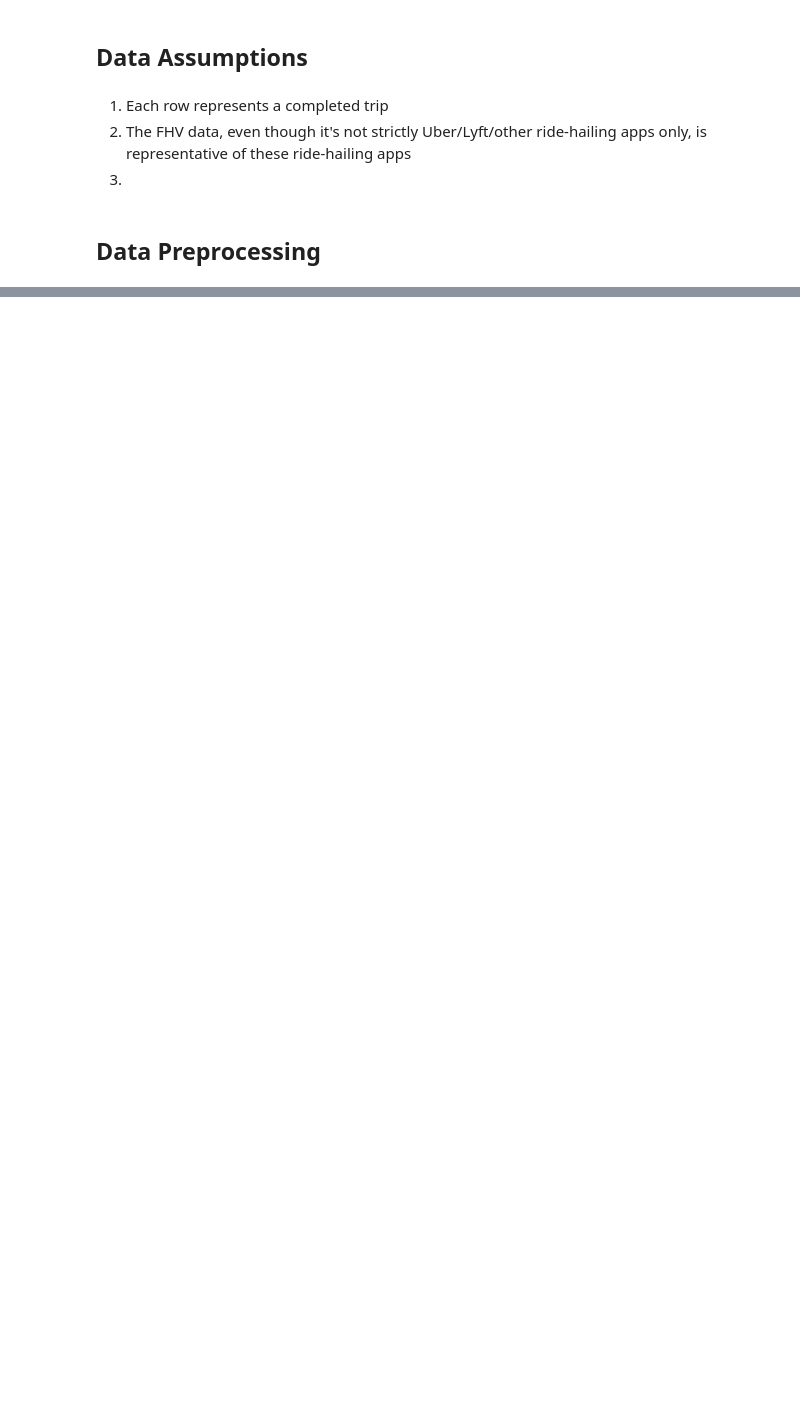
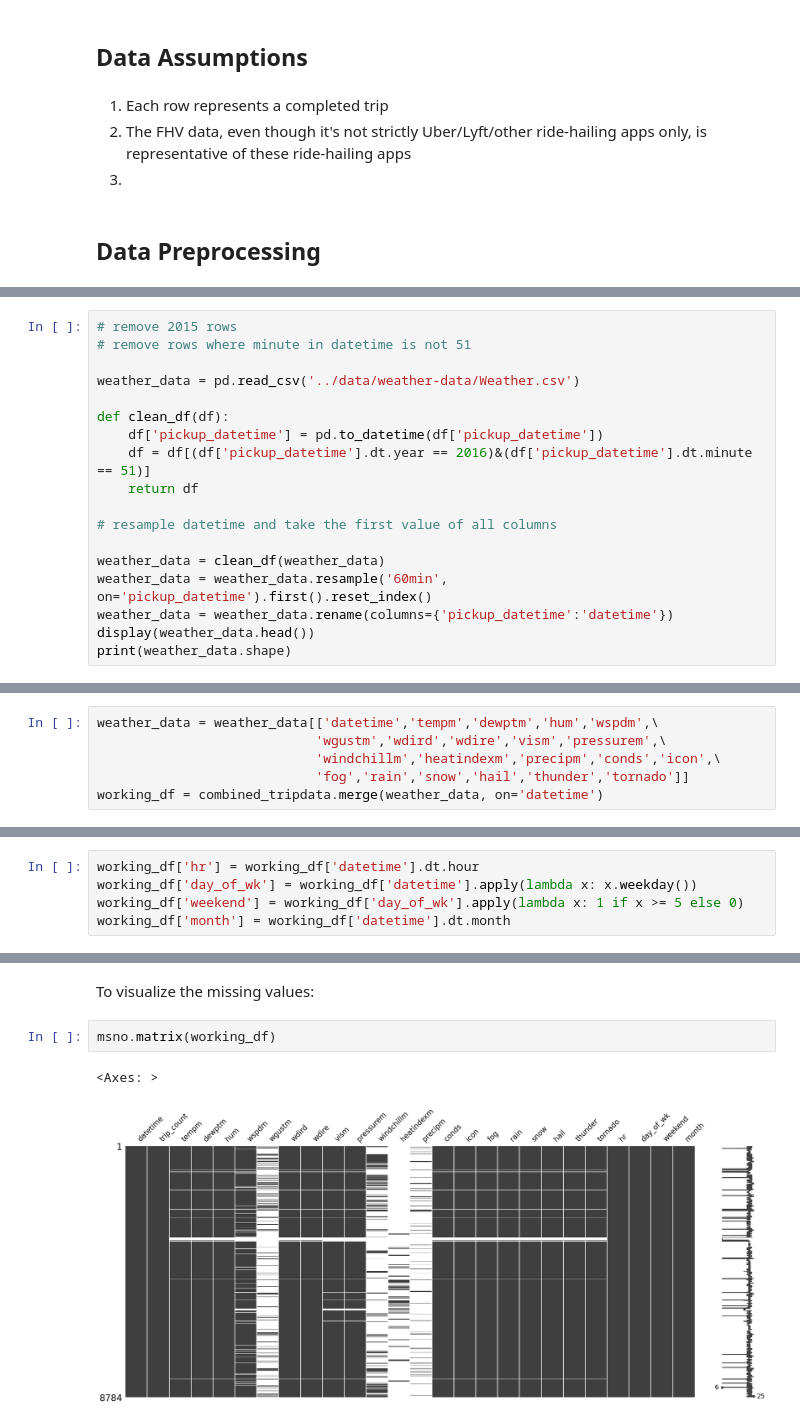
Before and after one commit to llingcaro/vupico-taxi-demand-prediction, a Jupyter notebook: analysis/01_datapreprocessing.ipynb, the cells around one changed output, grey strips where cells are left out. Drawn from its saved outputs; the diff is of its cells as text; blank space fills up the shorter version.

Commit message:
Perform data preprocessing and feature engineering

```diff
--- a/analysis/01_datapreprocessing.ipynb
+++ b/analysis/01_datapreprocessing.ipynb
@@ -58,0 +65,18 @@ data
+# %%
+# remove 2015 rows
+# remove rows where minute in datetime is not 51
+
+weather_data = pd.read_csv('../data/weather-data/Weather.csv')
+
+def clean_df(df):
+    df['pickup_datetime'] = pd.to_datetime(df['pickup_datetime'])
+    df = df[(df['pickup_datetime'].dt.year == 2016)&(df['pickup_datetime'].dt.minute == 51)]
+    return df
+
+# resample datetime and take the first value of all columns
+
+weather_data = clean_df(weather_data)
+weather_data = weather_data.resample('60min', on='pickup_datetime').first().reset_index()
+weather_data = weather_data.rename(columns={'pickup_datetime':'datetime'})
+display(weather_data.head())
+print(weather_data.shape)
@@ -58,0 +96,6 @@ data
+# %%
+weather_data = weather_data[['datetime','tempm','dewptm','hum','wspdm',\
+                            'wgustm','wdird','wdire','vism','pressurem',\
+                            'windchillm','heatindexm','precipm','conds','icon',\
+                            'fog','rain','snow','hail','thunder','tornado']]
+working_df = combined_tripdata.merge(weather_data, on='datetime')
@@ -58,0 +108,5 @@ data
+# %%
+working_df['hr'] = working_df['datetime'].dt.hour
+working_df['day_of_wk'] = working_df['datetime'].apply(lambda x: x.weekday())
+working_df['weekend'] = working_df['day_of_wk'].apply(lambda x: 1 if x >= 5 else 0)
+working_df['month'] = working_df['datetime'].dt.month
@@ -58,0 +135,7 @@ data
+# %% [markdown]
+To visualize the missing values:
+# %%
+msno.matrix(working_df)
+# %% [output]
+<Axes: >
+[figure, added]
```
Also changed, not shown: parts of 38 cells of this notebook.
